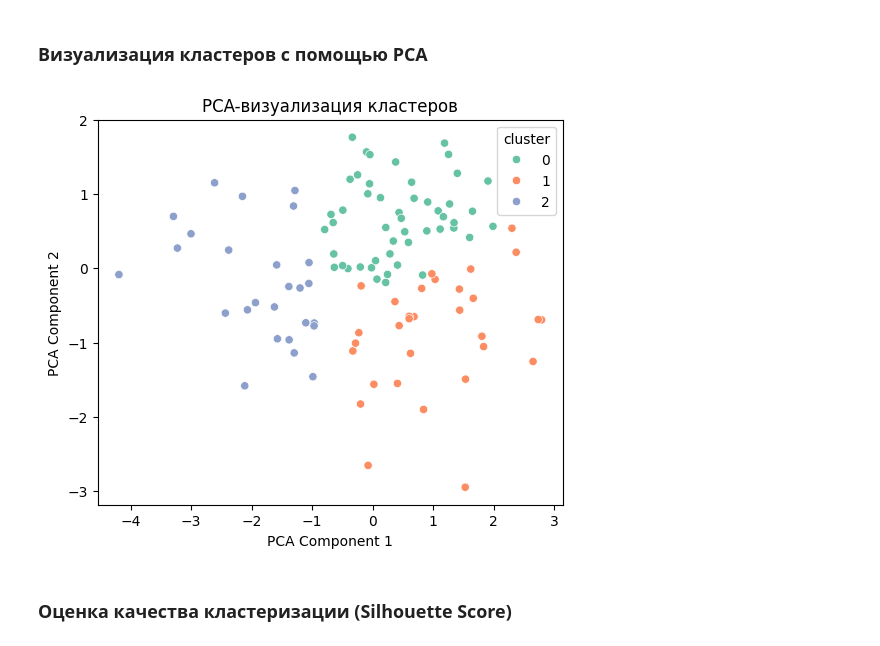
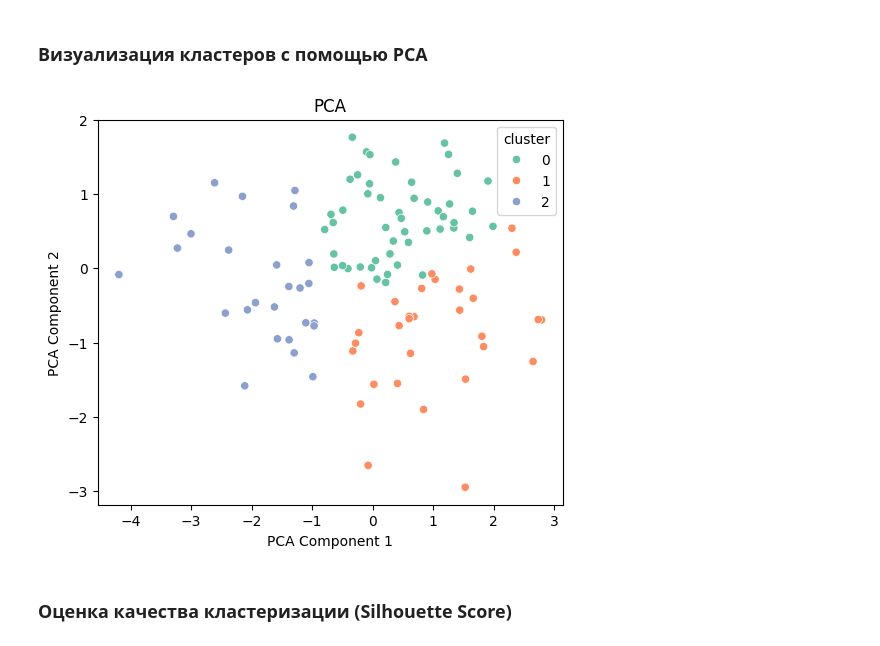
Before and after one commit to JohnnyIsNotAvailable/data-mining-final-2025f, a Jupyter notebook: notebooks/04_unsupervised_modeling.ipynb, the cells around one changed output. Cells and saved outputs as stored; diff of their text form; code cells hidden in the pictures.

```diff
--- a/notebooks/04_unsupervised_modeling.ipynb
+++ b/notebooks/04_unsupervised_modeling.ipynb
@@ -120,25 +120,25 @@ cluster_summary
 # %%
 pca = PCA(n_components=2)
 X_pca = pca.fit_transform(X_cluster_scaled)
 
 df_pca = df.loc[X_cluster.index].copy()
 df_pca["pca_1"] = X_pca[:, 0]
 df_pca["pca_2"] = X_pca[:, 1]
 
 plt.figure(figsize=(6, 5))
 sns.scatterplot(
     data=df_pca,
     x="pca_1",
     y="pca_2",
     hue="cluster",
     palette="Set2"
 )
-plt.title("PCA-визуализация кластеров")
+plt.title("PCA")
 plt.xlabel("PCA Component 1")
 plt.ylabel("PCA Component 2")
 plt.show()
 # %% [output]
-[figure, old version]
+[figure, new version]
 # %% [markdown]
 ### Оценка качества кластеризации (Silhouette Score)
 # %%
```
Also changed, not shown: 1 other file.
